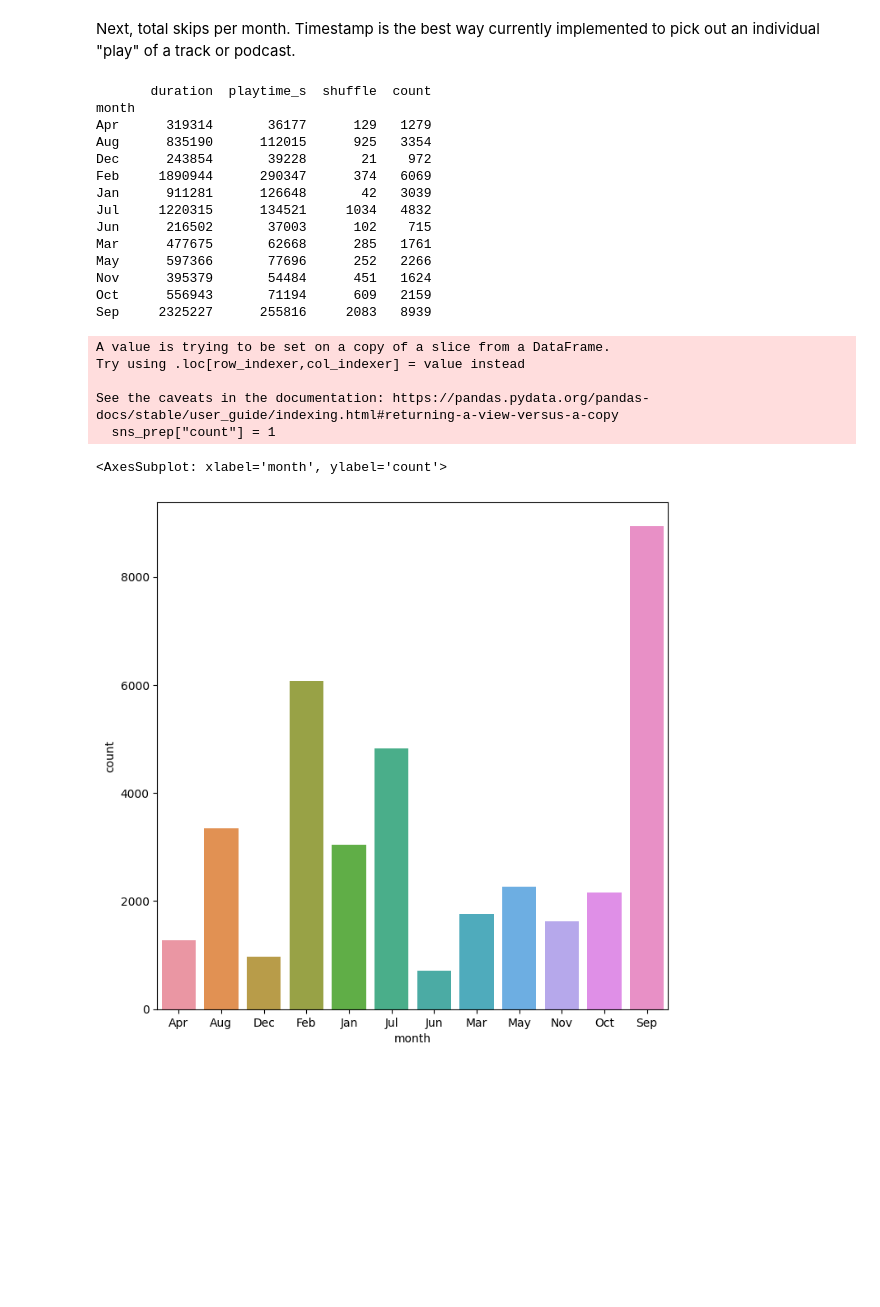
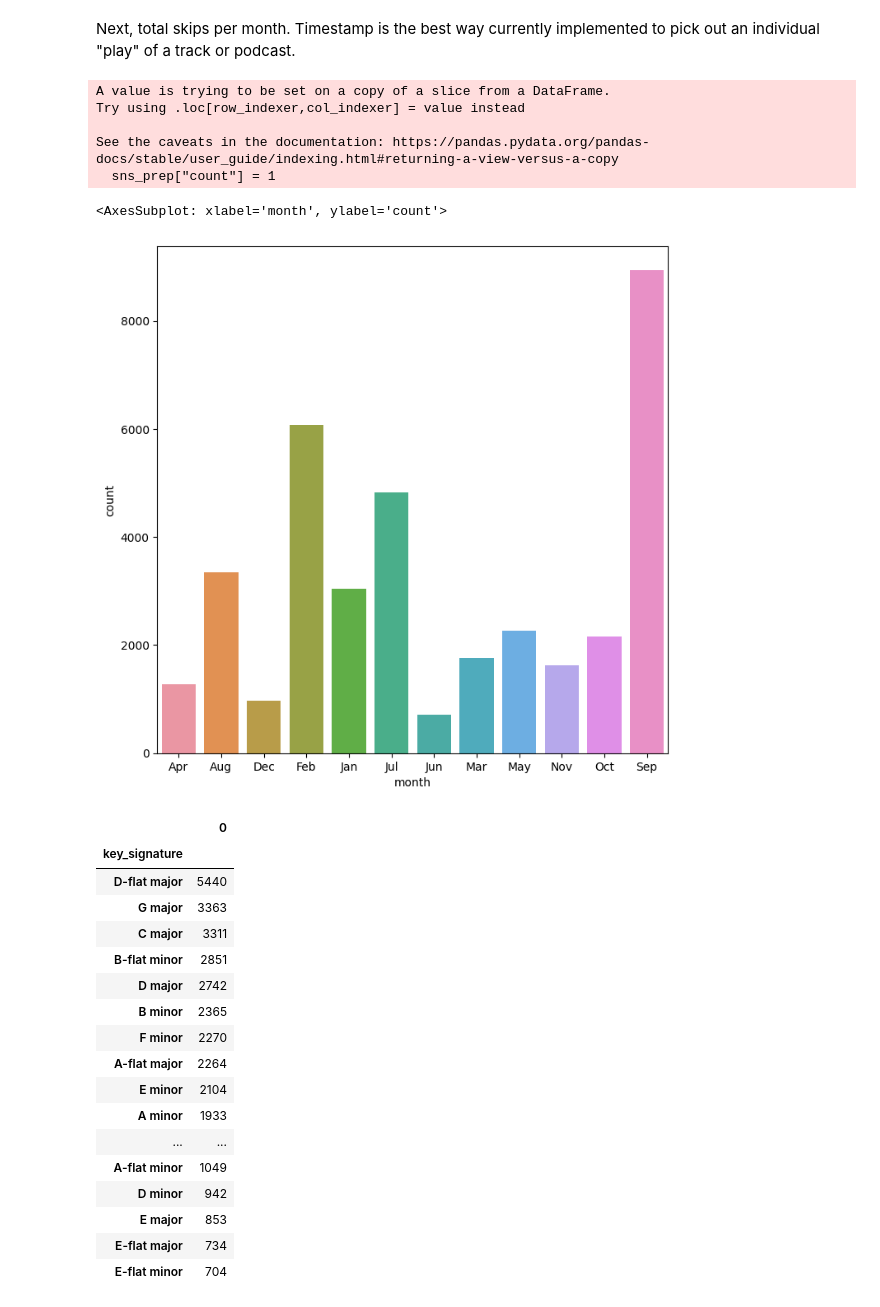
Before and after one commit to mmmuir/CL_DA2, a Jupyter notebook: analysis.ipynb, the cells around one changed output. Saved outputs shown, nothing was run; the diff lists cells and outputs as text; code cells hidden in the pictures; blank space fills up the shorter version.

```diff
--- a/ios_analysis.ipynb
+++ b/analysis.ipynb
@@ -369,36 +369,20 @@ sns.barplot(data=sns_prep, x=sns_prep.index, y="playtime_h")
 # %% [markdown]
 Next, total skips per month. Timestamp is the best way currently implemented to pick out an individual "play" of a track or podcast.
 # %%
-
 diff = music_streams["timestamp"][~music_streams["timestamp"].isin(del_skips(music_streams)["timestamp"])]
 sns_prep = music_streams.query("timestamp in @diff")
 sns_prep["count"] = 1
 sns_prep = (
-    sns_prep.loc[:, ["month", "duration", "playtime_s", "shuffle", "count"]]
+    sns_prep.loc[:, ["month", "playtime_h", "shuffle", "count"]]
     .groupby(by="month")
     .sum(numeric_only=True)
 )
-print(sns_prep)
-sns.barplot(data=sns_prep, x=sns_prep.index, y="count")
+sns.barplot(data=sns_prep, x=sns_prep.index, y="count") #Todo: use plothpm() for this
 # %% [output]
-       duration  playtime_s  shuffle  count
-month
-Apr      319314       36177      129   1279
-Aug      835190      112015      925   3354
-Dec      243854       39228       21    972
-Feb     1890944      290347      374   6069
-Jan      911281      126648       42   3039
-Jul     1220315      134521     1034   4832
-Jun      216502       37003      102    715
-Mar      477675       62668      285   1761
-May      597366       77696      252   2266
-Nov      395379       54484      451   1624
-Oct      556943       71194      609   2159
-Sep     2325227      255816     2083   8939
+A value is trying to be set on a copy of a slice from a DataFrame.
+Try using .loc[row_indexer,col_indexer] = value instead
+
+See the caveats in the documentation: https://pandas.pydata.org/pandas-docs/stable/user_guide/indexing.html#returning-a-view-versus-a-copy
+  sns_prep["count"] = 1
-A value is trying to be set on a copy of a slice from a DataFrame.
-Try using .loc[row_indexer,col_indexer] = value instead
-
-See the caveats in the documentation: https://pandas.pydata.org/pandas-docs/stable/user_guide/indexing.html#returning-a-view-versus-a-copy
-  sns_prep["count"] = 1
+<AxesSubplot: xlabel='month', ylabel='count'>
-<AxesSubplot: xlabel='month', ylabel='count'>
 [figure]
@@ -415,9 +389,28 @@ sns.barplot(data=sns_prep, x=sns_prep.index, y="count")
 # %%
 # common keys of listened tracks
-no_skip_df.loc[:, "timestamp"] = no_skip_df.loc[:, "timestamp"]
+del_skips(music_streams).loc[:, "timestamp"] = del_skips(music_streams).loc[:, "timestamp"]
 pivot_track = pd.DataFrame(
-    no_skip_df.drop_duplicates(subset="timestamp")
+    del_skips(music_streams).drop_duplicates(subset="timestamp")
     .pivot_table(columns=["key_signature"], aggfunc="size")
     .sort_values(ascending=False)
 )
 pivot_track
+# %% [output]
+|  | 0 |
+| key_signature |  |
+| D-flat major | 5440 |
+| G major | 3363 |
+| C major | 3311 |
+| B-flat minor | 2851 |
+| D major | 2742 |
+| B minor | 2365 |
+| F minor | 2270 |
+| A-flat major | 2264 |
+| E minor | 2104 |
+| A minor | 1933 |
+| ... | ... |
+| A-flat minor | 1049 |
+| D minor | 942 |
+| E major | 853 |
+| E-flat major | 734 |
+| E-flat minor | 704 |
```
Also changed, not shown: parts of 8 cells of this notebook, 3 other files.
